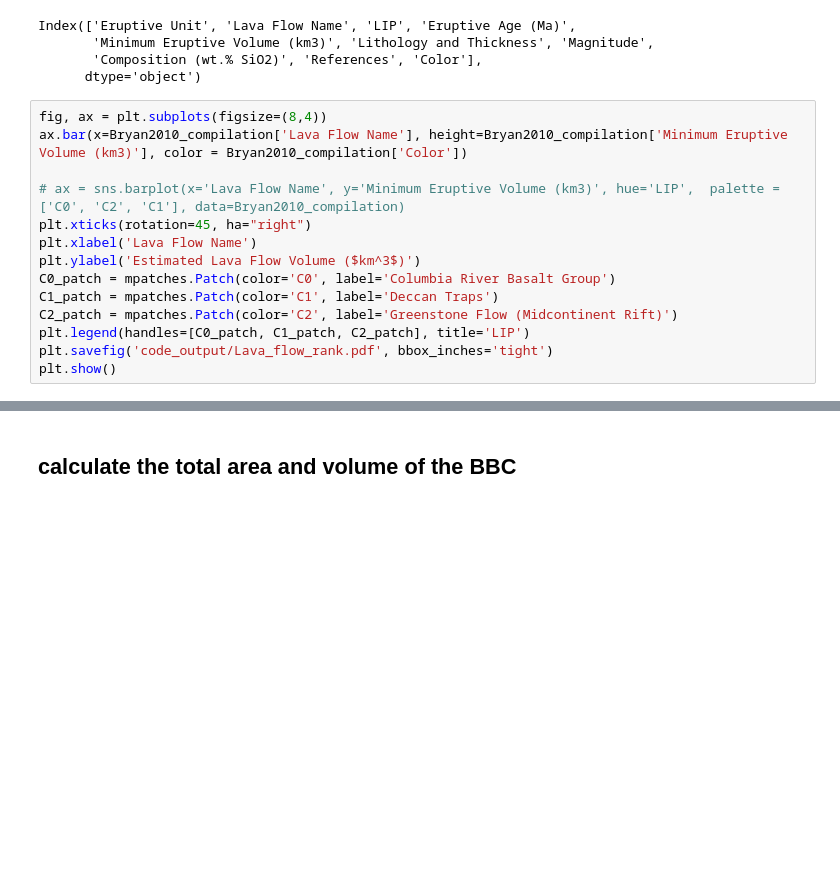
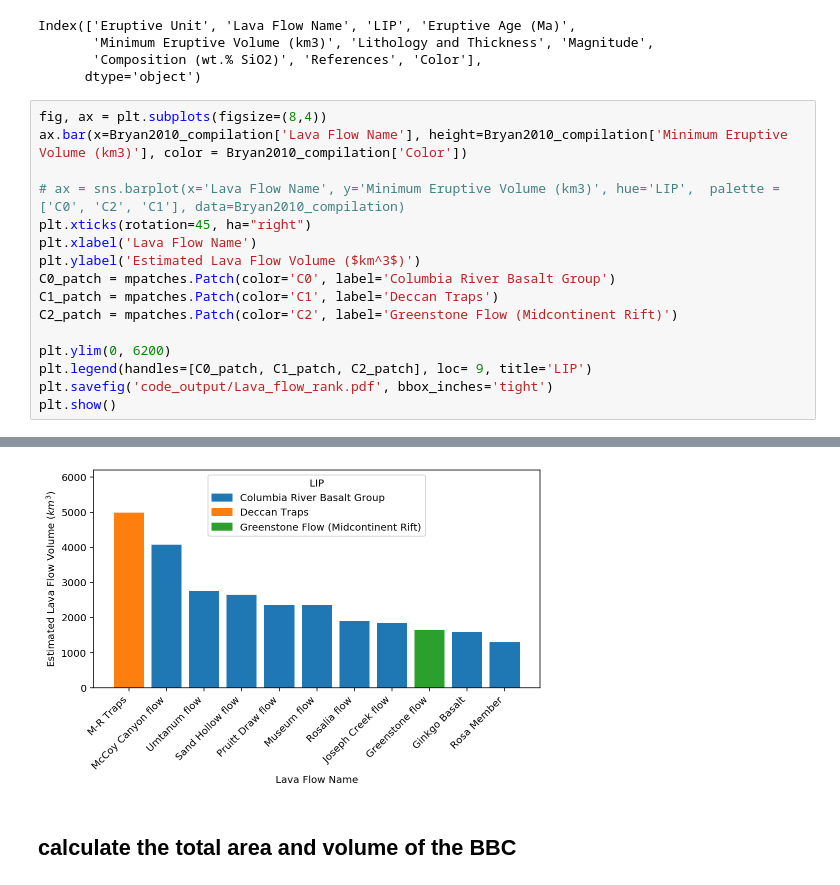
Before and after one commit to Swanson-Hysell-Group/2021_AX_BD, a Jupyter notebook: code/AX_BD_GSF_GIS.ipynb, the cells around one changed output, grey strips where cells are left out. Cells and saved outputs as stored; diff of their text form; blank space fills up the shorter version.

```diff
--- a/code/AX_BD_GSF_GIS.ipynb
+++ b/code/AX_BD_GSF_GIS.ipynb
@@ -46,7 +46,9 @@ plt.ylabel('Estimated Lava Flow Volume ($km^3$)')
 C0_patch = mpatches.Patch(color='C0', label='Columbia River Basalt Group')
 C1_patch = mpatches.Patch(color='C1', label='Deccan Traps')
 C2_patch = mpatches.Patch(color='C2', label='Greenstone Flow (Midcontinent Rift)')
-plt.legend(handles=[C0_patch, C1_patch, C2_patch], title='LIP')
+
+plt.ylim(0, 6200)
+plt.legend(handles=[C0_patch, C1_patch, C2_patch], loc= 9, title='LIP')
 plt.savefig('code_output/Lava_flow_rank.pdf', bbox_inches='tight')
 plt.show()
 # %% [output]
@@ -54,3 +55,4 @@ plt.show()
+[figure, added]
 # %% [markdown]
 ## calculate the total area and volume of the BBC
 # %%
```
Also changed, not shown: parts of 1 cell of this notebook, 15 other files.
